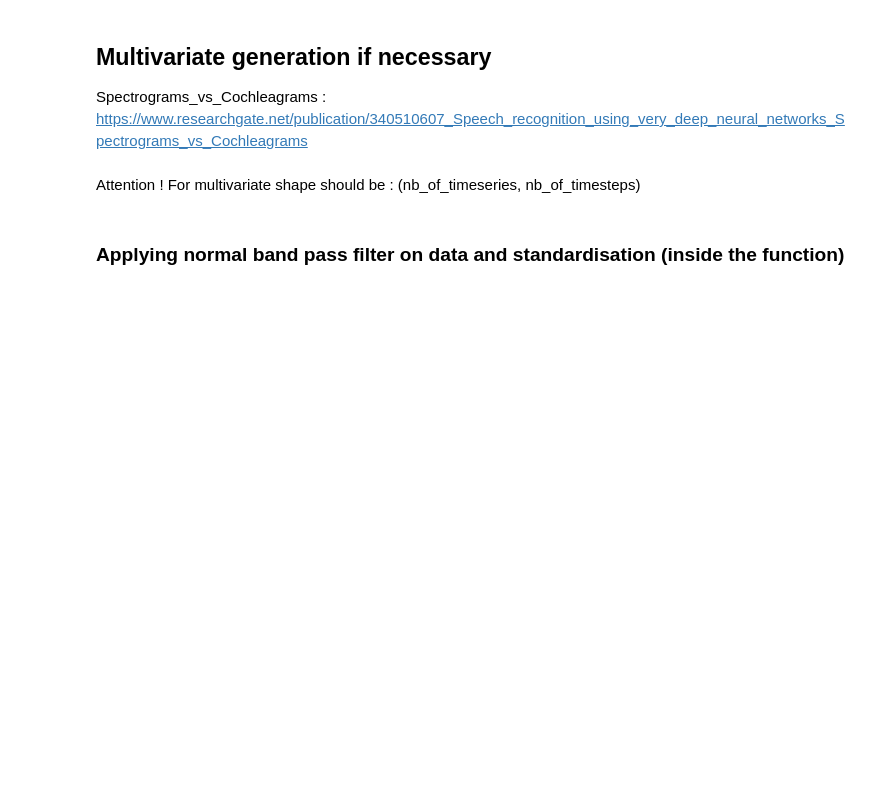
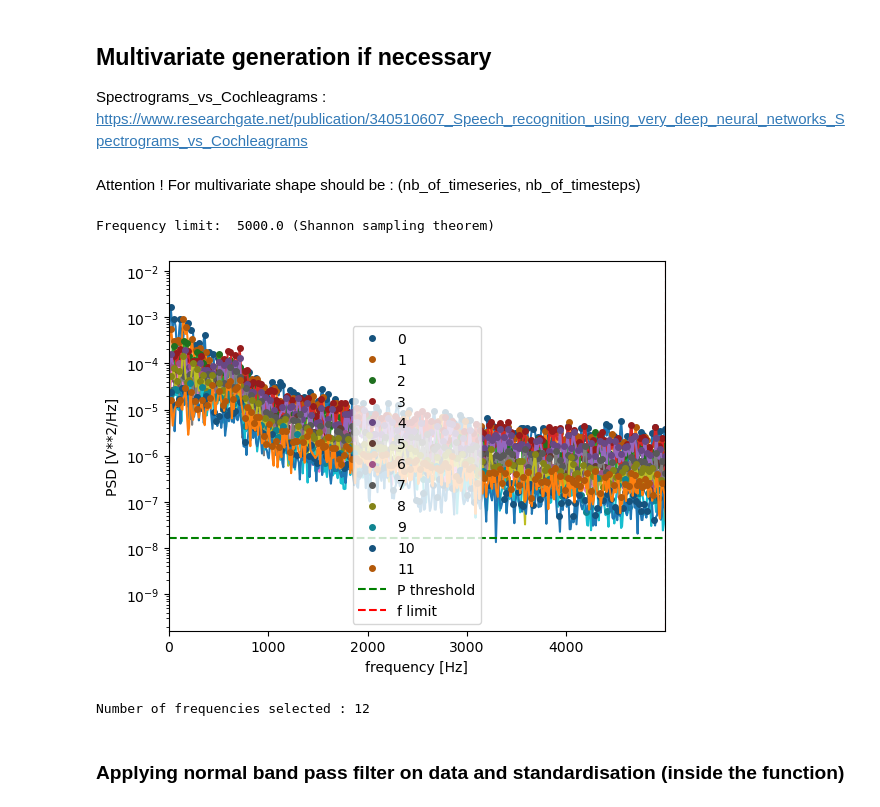
Before and after one commit to Finebouche/hag, a Jupyter notebook: Hyperparameter optimisation.ipynb, the cells around one changed output. Cells and saved outputs as stored; diff of their text form; code cells hidden in the pictures; blank space fills up the shorter version.

Commit message:
validation sets + classification increment per instance for pretraining + remove TwoDimarray(cleaner)

```diff
--- a/Hyperparameter optimisation.ipynb
+++ b/Hyperparameter optimisation.ipynb
@@ -91,3 +85,9 @@ is_multivariate, sampling_rate, X_train, X_test, Y_train, Y_test, X_pretrain = l
+# %%
+from datasets.load_datasets import load_dataset_classification
+is_instances_classification = True
+dataset_name = "JapaneseVowels"
+
+is_multivariate, sampling_rate, X_train, X_val, X_test, Y_train, Y_val, Y_test, X_pretrain = load_dataset_classification(dataset_name)
 # %% [markdown]
 ## Multivariate generation if necessary
 
@@ -96,23 +96,29 @@ Spectrograms_vs_Cochleagrams : https://www.researchgate.net/publication/34051060
 Attention ! For multivariate shape should be : (nb_of_timeseries, nb_of_timesteps)
 # %%
 if is_multivariate:
-    X_train_band, X_test_band, X_pretrain_band = X_train, X_test, X_pretrain
+    X_train_band, X_val_band, X_test_band, X_pretrain_band = X_train, X_val, X_test, X_pretrain
     del X_train
+    del X_val
     del X_test
     del X_pretrain
 # %%
-import datasets.multivariate_generation
-reload(datasets.multivariate_generation)
-
 from datasets.multivariate_generation import extract_peak_frequencies
 
-if is_multivariate:
-    filtered_peak_freqs = extract_peak_frequencies(X_pretrain_band.T, sampling_rate, threshold=1e-5, nperseg=1024, visualize=True)
+if is_instances_classification:
+    pretrain_data = np.concatenate(X_pretrain_band, axis=0)
+elif is_multivariate:
+    pretrain_data = X_pretrain_band.T
 else:
-    filtered_peak_freqs = extract_peak_frequencies(X_pretrain, sampling_rate, threshold=1e-5, nperseg=1024, visualize=True)
+    pretrain_data = X_pretrain
+
+filtered_peak_freqs = extract_peak_frequencies(pretrain_data, sampling_rate, threshold=1e-5, nperseg=1024, visualize=True)
 
 #print("Filtered peak frequencies: ", filtered_peak_freqs)
 print("Number of frequencies selected :", len(filtered_peak_freqs))
+# %% [output]
+Frequency limit:  5000.0 (Shannon sampling theorem)
+[figure, added]
+Number of frequencies selected : 12
 # %% [markdown]
 ### Applying normal band pass filter on data and standardisation (inside the function)
 # %%
```
Also changed, not shown: parts of 21 cells of this notebook, 9 other files.
